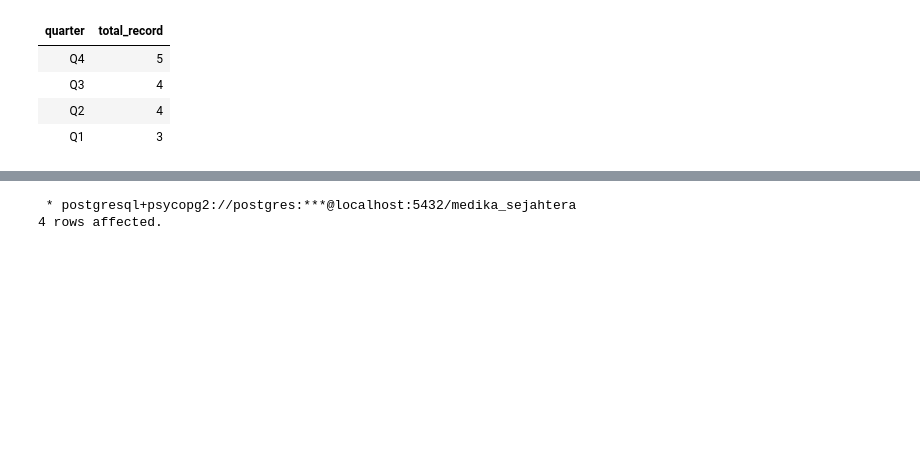
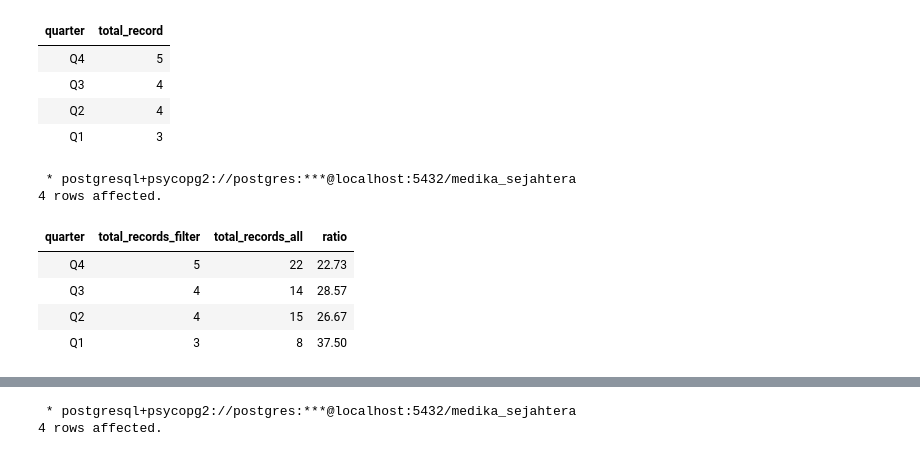
Before and after one commit to Rpfitrah/return-analysis-medika-sejahtera, a Jupyter notebook: Notebook/EDA.ipynb, the cells around one changed output, grey strips where cells are left out. Saved outputs shown, nothing was run; the diff lists cells and outputs as text; code cells hidden in the pictures; blank space fills up the shorter version.

Commit message:
breakdown kategori x time

```diff
--- a/Notebook/EDA.ipynb
+++ b/Notebook/EDA.ipynb
@@ -618,3 +621,59 @@ ORDER BY
 | Q3 | 4 |
 | Q2 | 4 |
 | Q1 | 3 |
+# %%
+%%sql
+
+WITH
+month AS (
+    SELECT
+        CASE
+            WHEN EXTRACT(MONTH FROM return_date) BETWEEN 1 AND 3 THEN 'Q1'
+            WHEN EXTRACT(MONTH FROM return_date) BETWEEN 4 AND 6 THEN 'Q2'
+            WHEN EXTRACT(MONTH FROM return_date) BETWEEN 7 AND 9 THEN 'Q3'
+            WHEN EXTRACT(MONTH FROM return_date) BETWEEN 10 AND 12 THEN 'Q4'
+        END AS quarter,
+        COUNT(value_return) AS total_records
+    FROM
+        return_cleaned
+    GROUP BY
+        quarter
+),
+month_filter AS (
+    SELECT
+            CASE
+                WHEN EXTRACT(MONTH FROM return_date) BETWEEN 1 AND 3 THEN 'Q1'
+                WHEN EXTRACT(MONTH FROM return_date) BETWEEN 4 AND 6 THEN 'Q2'
+                WHEN EXTRACT(MONTH FROM return_date) BETWEEN 7 AND 9 THEN 'Q3'
+                WHEN EXTRACT(MONTH FROM return_date) BETWEEN 10 AND 12 THEN 'Q4'
+            END AS quarter,
+            COUNT(value_return) AS total_records_filter
+    FROM
+        return_cleaned
+    WHERE
+        kategori = 'Diagnostik'
+    GROUP BY
+        quarter
+)
+
+SELECT
+    m.quarter,
+    mf.total_records_filter AS total_records_filter,
+    m.total_records AS total_records_all,
+    ROUND( (COALESCE(mf.total_records_filter,0) * 1.0 / NULLIF(m.total_records,0) * 100)::numeric,2) AS ratio
+
+FROM
+    month m
+LEFT JOIN
+    month_filter mf
+        ON m.quarter = mf.quarter
+ORDER BY
+    m.quarter DESC
+# %% [output]
+ * postgresql+psycopg2://postgres:***@localhost:5432/medika_sejahtera
+4 rows affected.
+| quarter | total_records_filter | total_records_all | ratio |
+| Q4 | 5 | 22 | 22.73 |
+| Q3 | 4 | 14 | 28.57 |
+| Q2 | 4 | 15 | 26.67 |
+| Q1 | 3 | 8 | 37.50 |
```
Also changed, not shown: parts of 3 cells of this notebook.
